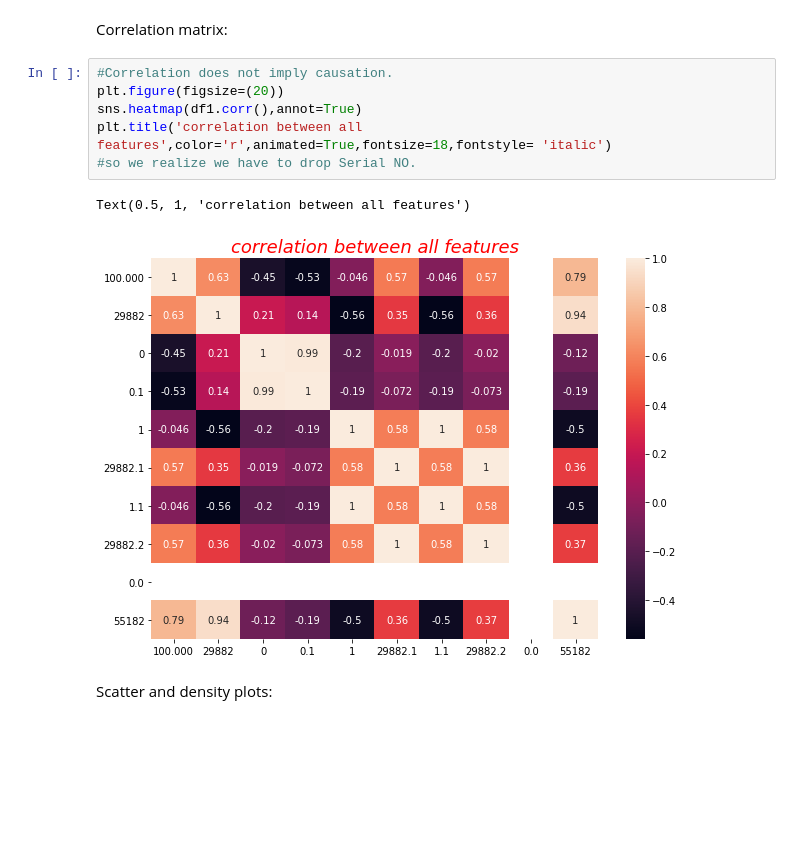
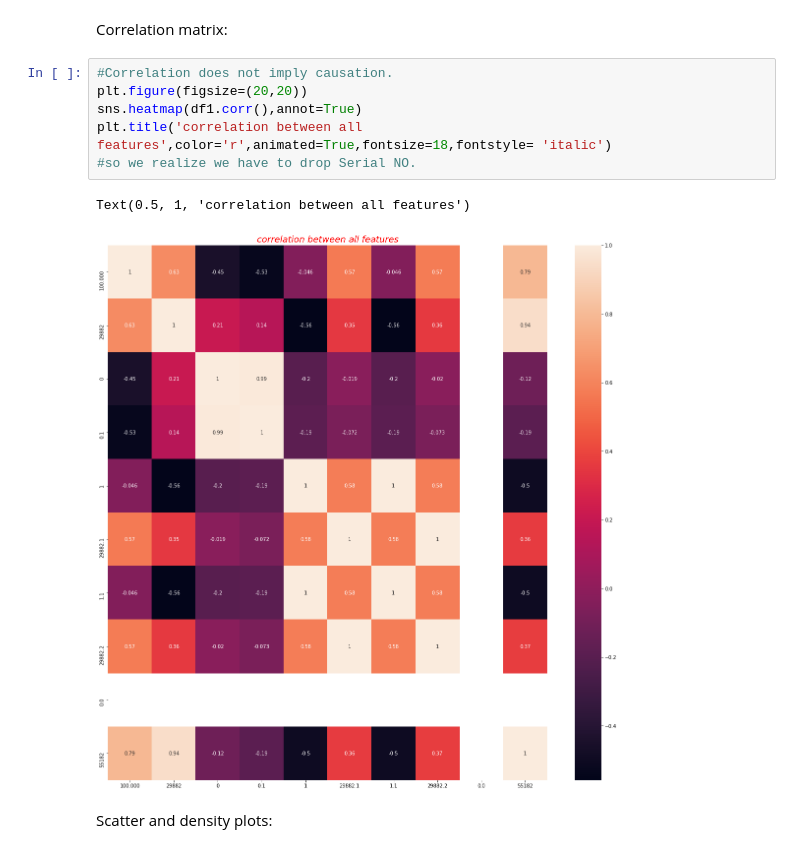
Before and after one commit to IbrahimShamma99/CORONA-Virus-Analysis, a Jupyter notebook: Main.ipynb, the cells around one changed output. Cells and saved outputs as stored; diff of their text form; blank space fills up the shorter version.

```diff
--- a/Main.ipynb
+++ b/Main.ipynb
@@ -115,13 +115,13 @@ plotPerColumnDistribution(df1, 10, 5)
 Correlation matrix:
 # %%
 #Correlation does not imply causation.
-plt.figure(figsize=(20))
+plt.figure(figsize=(20,20))
 sns.heatmap(df1.corr(),annot=True)
 plt.title('correlation between all features',color='r',animated=True,fontsize=18,fontstyle= 'italic')
 #so we realize we have to drop Serial NO.
 # %% [output]
 Text(0.5, 1, 'correlation between all features')
-[figure, old version]
+[figure, new version]
 # %% [markdown]
 Scatter and density plots:
 # %%
```
